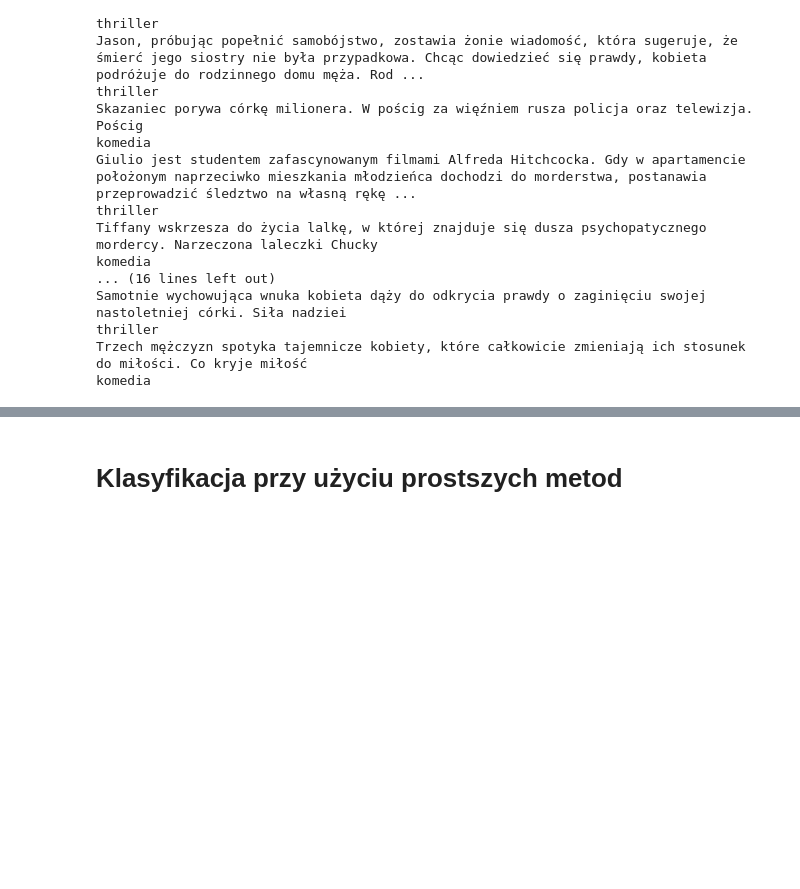
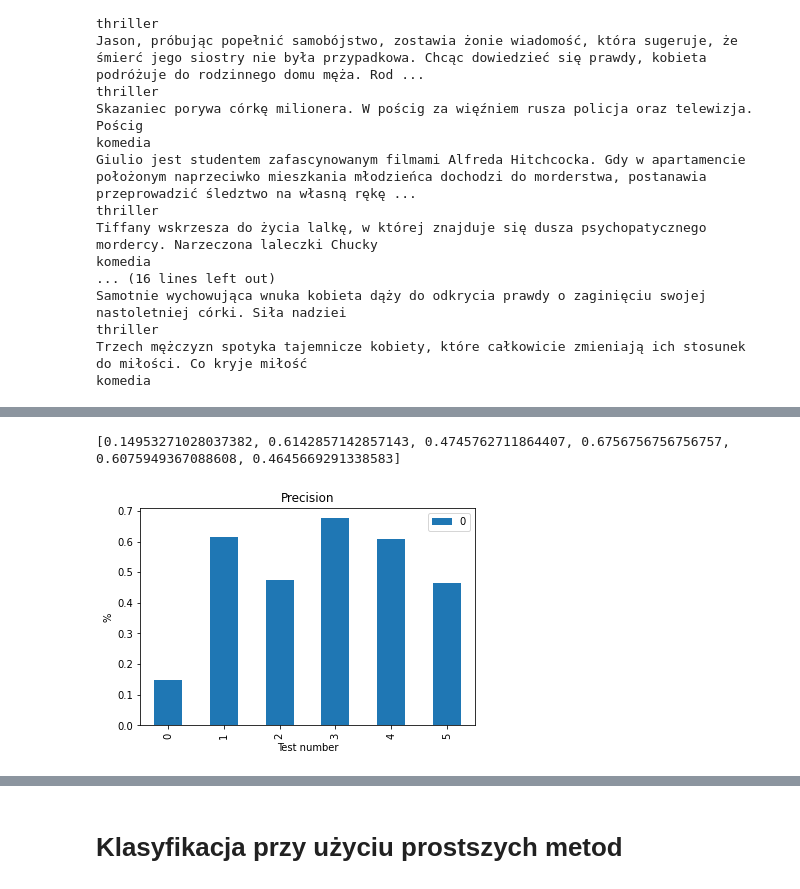
Before and after one commit to magdalena-b/fundamentals-of-artificial-intelligence, a Jupyter notebook: MSI_klasyfikacja_tekstu.ipynb, the cells around one changed output, grey strips where cells are left out. Cells and saved outputs as stored; diff of their text form; code cells hidden in the pictures; blank space fills up the shorter version.

```diff
--- a/MSI_klasyfikacja_tekstu.ipynb
+++ b/MSI_klasyfikacja_tekstu.ipynb
@@ -541,0 +408,12 @@ komedia
+# %%
+precision = []
+for result in results:
+  precision.append(result['tp'] / (result['tp'] + result['fp']))
+
+print(precision)
+
+precision_df = pd.DataFrame(precision)
+precision_df.plot(kind='bar', ylabel="%", xlabel = "Test number", title = "Precision");
+# %% [output]
+[0.14953271028037382, 0.6142857142857143, 0.4745762711864407, 0.6756756756756757, 0.6075949367088608, 0.4645669291338583]
+[figure, added]
```
Also changed, not shown: parts of 41 cells of this notebook.
